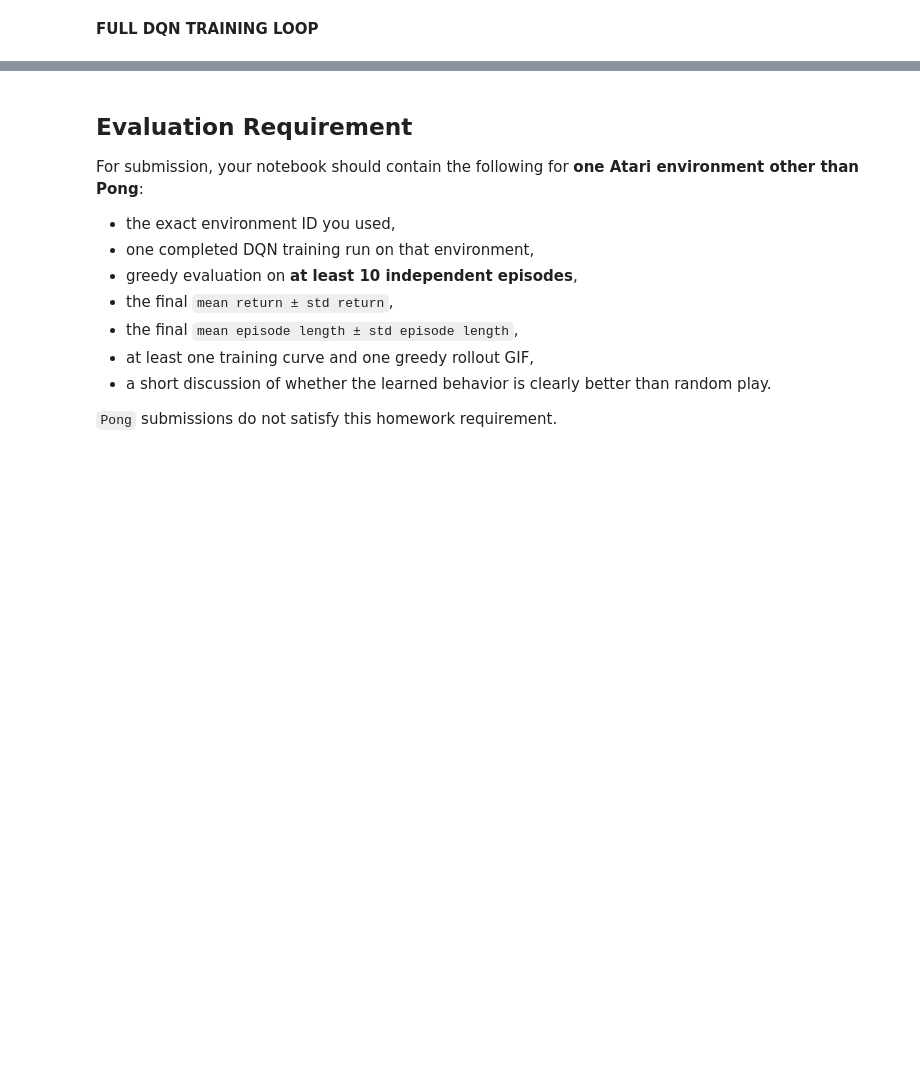
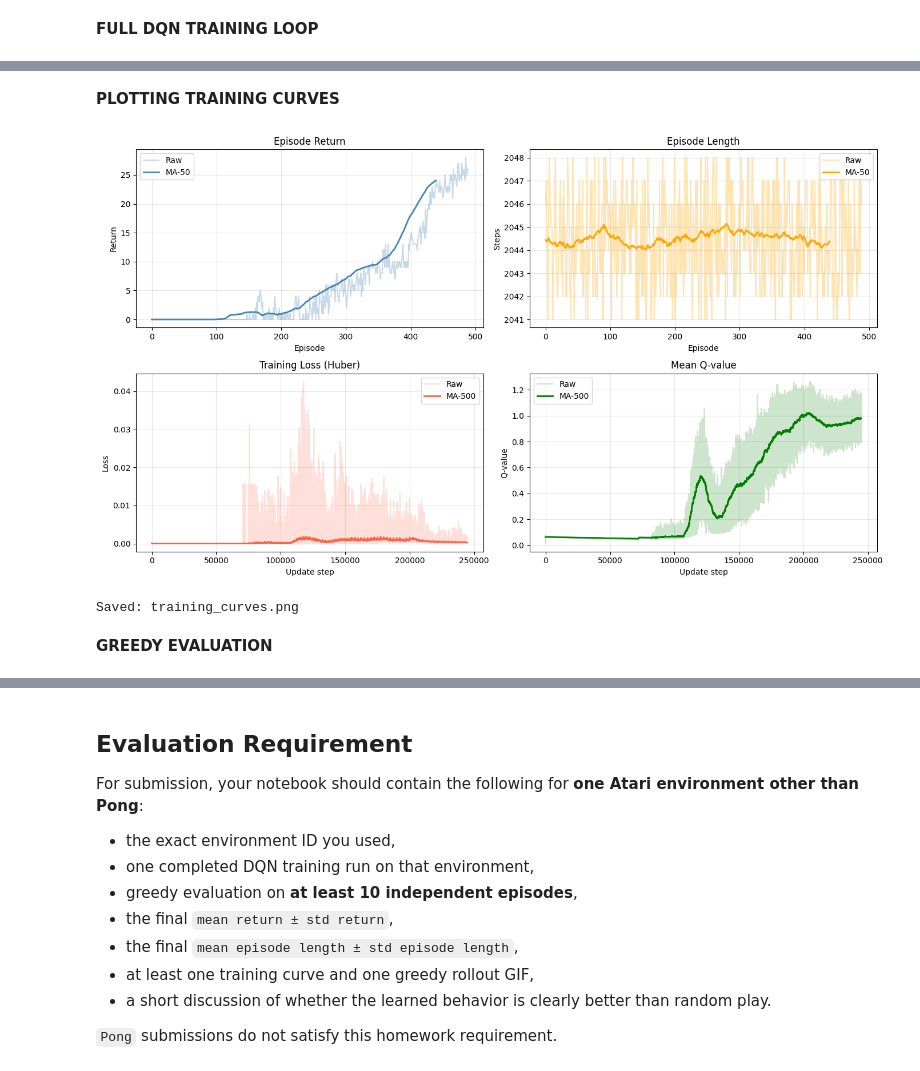
Before and after one commit to hailehong2002/DQN-Agent-ALE-Freeway-v5, a Jupyter notebook: notebooks/sessions/7_dqn/dqn_homework.ipynb, the cells around one changed output, grey strips where cells are left out. Cells and saved outputs as stored; diff of their text form; code cells hidden in the pictures; blank space fills up the shorter version.

```diff
--- a/notebooks/sessions/7_dqn/dqn_homework.ipynb
+++ b/notebooks/sessions/7_dqn/dqn_homework.ipynb
@@ -310,12 +311,12 @@ def train_dqn(config: dict):
 
   #ENVIRONMENT
   train_env = make_atari_env(seed=SEED)
-  obs_shape = train_env.observation_space
+  obs_shape = train_env.observation_space.shape
   num_actions = train_env.action_space.n
 
   #NETWORK
-  online_net = QNetwork(obs_shape=obs_shape, num_actions=n_actions).to(DEVICE)
-  target_net = QNetwork(obs_shape=obs_shape, num_actions=n_actions).to(DEVICE)
+  online_net = QNetwork(obs_shape=obs_shape, num_actions=num_actions).to(DEVICE)
+  target_net = QNetwork(obs_shape=obs_shape, num_actions=num_actions).to(DEVICE)
   target_net.load_state_dict(online_net.state_dict())
   target_net.eval()
 
@@ -403,3 +422,60 @@ run = train_dqn(training_config)
+# %% [markdown]
+**PLOTTING TRAINING CURVES**
+# %%
+def plot_training_curves(run: dict):
+    fig, axes = plt.subplots(2, 2, figsize=(14, 8))
+
+    def moving_average(data, window=50):
+        if len(data) < window:
+            return np.array(data)
+        return np.convolve(data, np.ones(window) / window, mode='valid')
+
+    #Episode returns
+    axes[0, 0].plot(run['returns'], alpha=0.3, color='steelblue', label='Raw')
+    axes[0, 0].plot(moving_average(run['returns'], 50), color='steelblue', linewidth=2, label='MA-50')
+    axes[0, 0].set_title('Episode Return')
+    axes[0, 0].set_xlabel('Episode')
+    axes[0, 0].set_ylabel('Return')
+    axes[0, 0].legend()
+    axes[0, 0].grid(True, alpha=0.3)
+
+    #Episode lengths
+    axes[0, 1].plot(run['lengths'], alpha=0.3, color='orange', label='Raw')
+    axes[0, 1].plot(moving_average(run['lengths'], 50), color='orange', linewidth=2, label='MA-50')
+    axes[0, 1].set_title('Episode Length')
+    axes[0, 1].set_xlabel('Episode')
+    axes[0, 1].set_ylabel('Steps')
+    axes[0, 1].legend()
+    axes[0, 1].grid(True, alpha=0.3)
+
+    #Training loss
+    axes[1, 0].plot(run['losses'], alpha=0.2, color='tomato', label='Raw')
+    axes[1, 0].plot(moving_average(run['losses'], 500), color='tomato', linewidth=2, label='MA-500')
+    axes[1, 0].set_title('Training Loss (Huber)')
+    axes[1, 0].set_xlabel('Update step')
+    axes[1, 0].set_ylabel('Loss')
+    axes[1, 0].legend()
+    axes[1, 0].grid(True, alpha=0.3)
+
+    # Mean Q-values
+    axes[1, 1].plot(run['q_means'], alpha=0.2, color='green', label='Raw')
+    axes[1, 1].plot(moving_average(run['q_means'], 500), color='green', linewidth=2, label='MA-500')
+    axes[1, 1].set_title('Mean Q-value')
+    axes[1, 1].set_xlabel('Update step')
+    axes[1, 1].set_ylabel('Q-value')
+    axes[1, 1].legend()
+    axes[1, 1].grid(True, alpha=0.3)
+
+    plt.tight_layout()
+    plt.savefig('training_curves.png', dpi=150, bbox_inches='tight')
+    plt.show()
+    print("Saved: training_curves.png")
+
+
+plot_training_curves(run)
+# %% [output]
+[figure, added]
+Saved: training_curves.png
 # %%
 def _select_eval_action(agent, obs):
     if hasattr(agent, "predict"):
@@ -529,3 +605,5 @@ def evaluate_agent(agent, make_env_fn, n_episodes=10, seed=42, max_steps=5_000):
         "mean_length": float(np.mean(lengths)),
         "std_length": float(np.std(lengths)),
     }
+# %% [markdown]
+**GREEDY EVALUATION**
```
Also changed, not shown: parts of 8 cells of this notebook.
